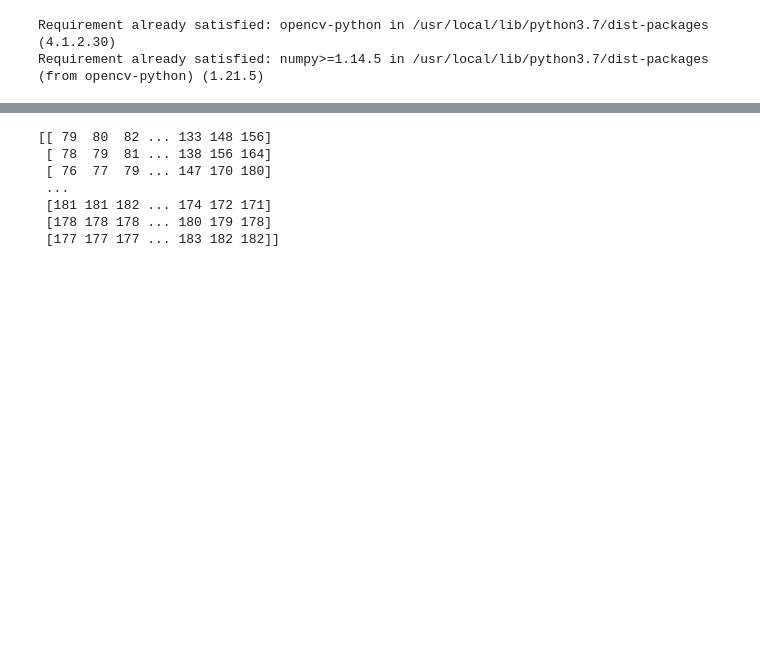
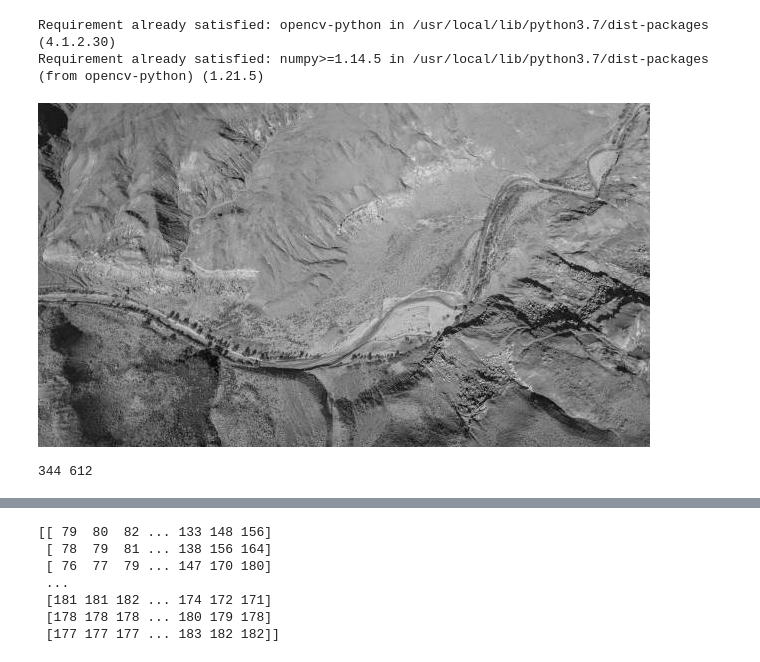
Before and after one commit to AbhishekMathur11/Robot-Localization-with-Python-and-Particle-Filters, a Jupyter notebook: robot.ipynb, the cells around one changed output, grey strips where cells are left out. Drawn from its saved outputs; the diff is of its cells as text; code cells hidden in the pictures; blank space fills up the shorter version.

```diff
--- a/robot.ipynb
+++ b/robot.ipynb
@@ -10,3 +10,15 @@ Import libraries and load map.
 # %% [output]
 Requirement already satisfied: opencv-python in /usr/local/lib/python3.7/dist-packages (4.1.2.30)
 Requirement already satisfied: numpy>=1.14.5 in /usr/local/lib/python3.7/dist-packages (from opencv-python) (1.21.5)
+# %%
+import numpy as np
+import cv2
+from google.colab.patches import cv2_imshow
+
+map = cv2.imread("terrain.jpg",0)
+cv2_imshow(map)
+HEIGHT, WIDTH = map.shape
+print(HEIGHT, WIDTH)
+# %% [output]
+[figure, added]
+344 612
```
Also changed, not shown: parts of 6 cells of this notebook.
